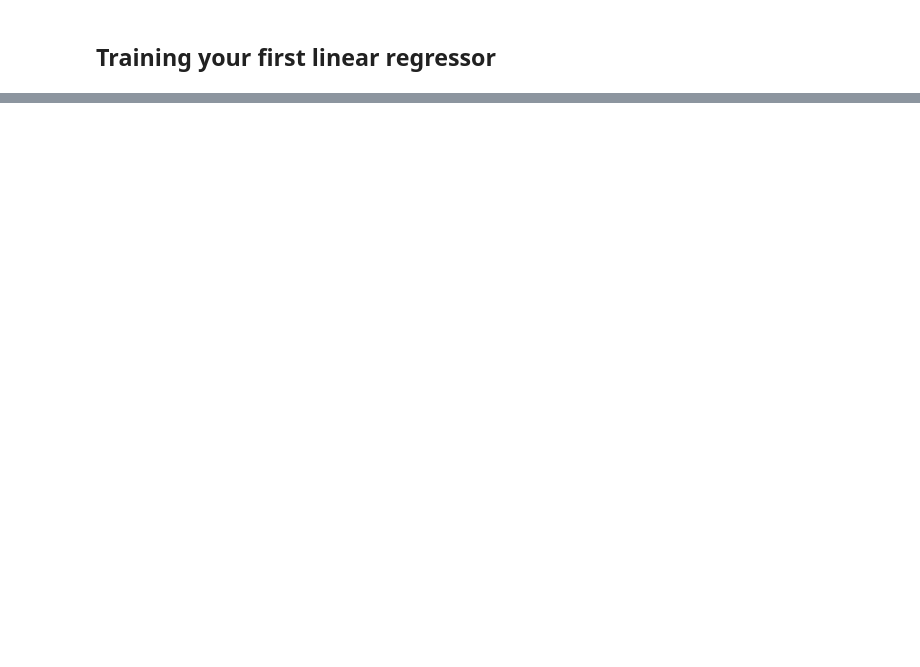
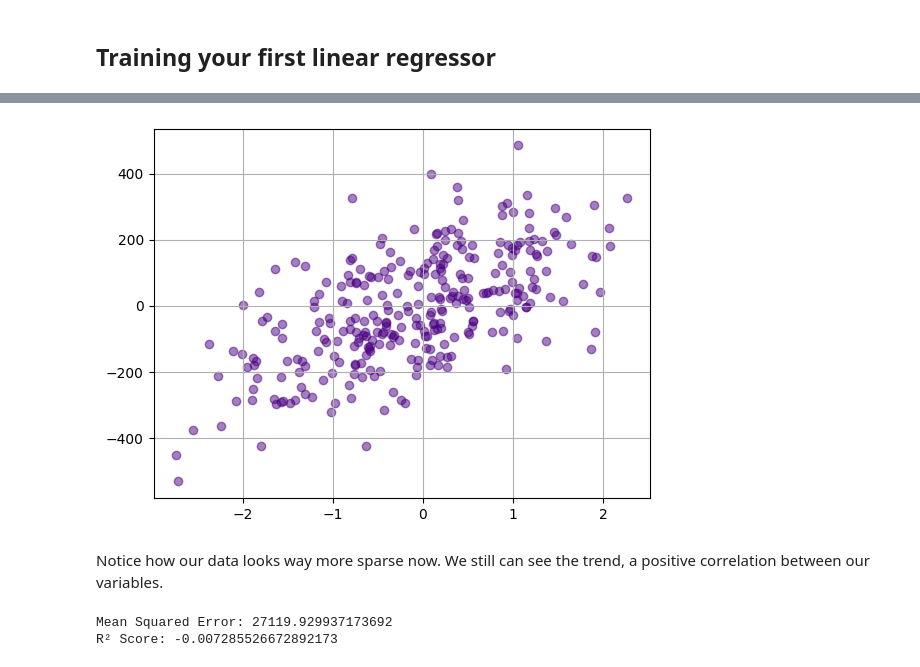
Before and after one commit to NatanDuarte/learn-linear-regression, a Jupyter notebook: linear-regression.ipynb, the cells around one changed output, grey strips where cells are left out. Cells and saved outputs as stored; diff of their text form; code cells hidden in the pictures; blank space fills up the shorter version.

```diff
--- a/linear-regression.ipynb
+++ b/linear-regression.ipynb
@@ -107,0 +258,8 @@ Excellent. For now we can focus on discussing how linear regression work.
+# %%
+dataset2_parameters = {
+    'n_samples': 300,
+    'n_features': 1,
+    'noise': 124,
+    'file_path': 'datasets/synthetic_data_2.csv',
+    'color': ['indigo']
+}
@@ -107,0 +279,4 @@ Excellent. For now we can focus on discussing how linear regression work.
+# %%
+df2 = pd.read_csv(dataset2_parameters['file_path'])
+
+df2.sample(5)
@@ -107,0 +290,9 @@ Excellent. For now we can focus on discussing how linear regression work.
+# %%
+plt.scatter(x=df2['X0'], y=df2['y'], color=dataset2_parameters['color'], alpha=0.5)
+plt.grid()
+plt.show()
+# %% [output]
+[figure, added]
+# %% [markdown]
+Notice how our data looks way more sparse now. We still can see the trend, a
+positive correlation between our variables.
@@ -107,0 +309,15 @@ Excellent. For now we can focus on discussing how linear regression work.
+# %%
+baseline_regressor2 = DummyRegressor(strategy='constant', constant=1)
+
+baseline_regressor2.fit(X_train2, y_train2)
+
+baseline_predictions2 = baseline_regressor.predict(X_train2)
+
+mse = mean_squared_error(y_train2, baseline_predictions2)
+r2 = r2_score(y_train2, baseline_predictions2)
+
+print(f"Mean Squared Error: {mse}")
+print(f"R² Score: {r2}")
+# %% [output]
+Mean Squared Error: 27119.929937173692
+R² Score: -0.007285526672892173
```
Also changed, not shown: parts of 38 cells of this notebook.
